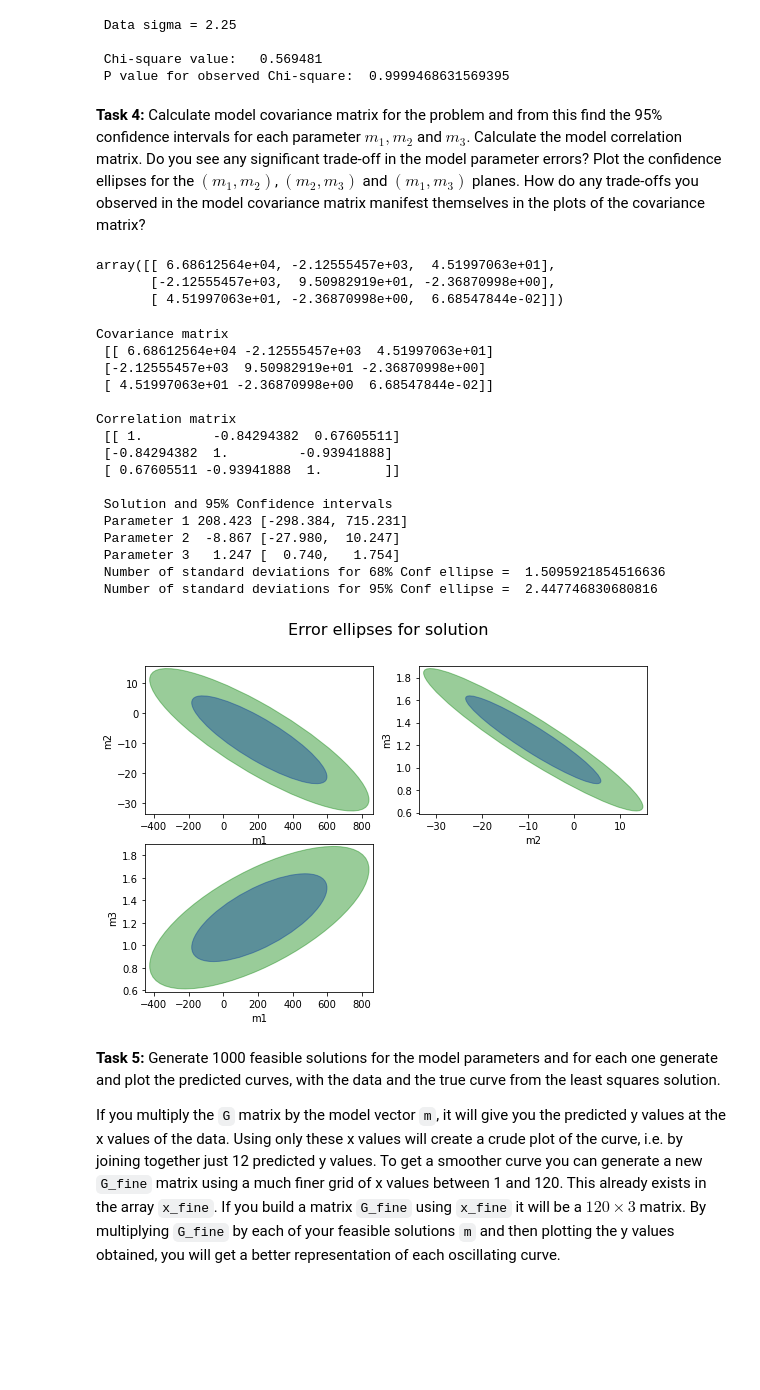
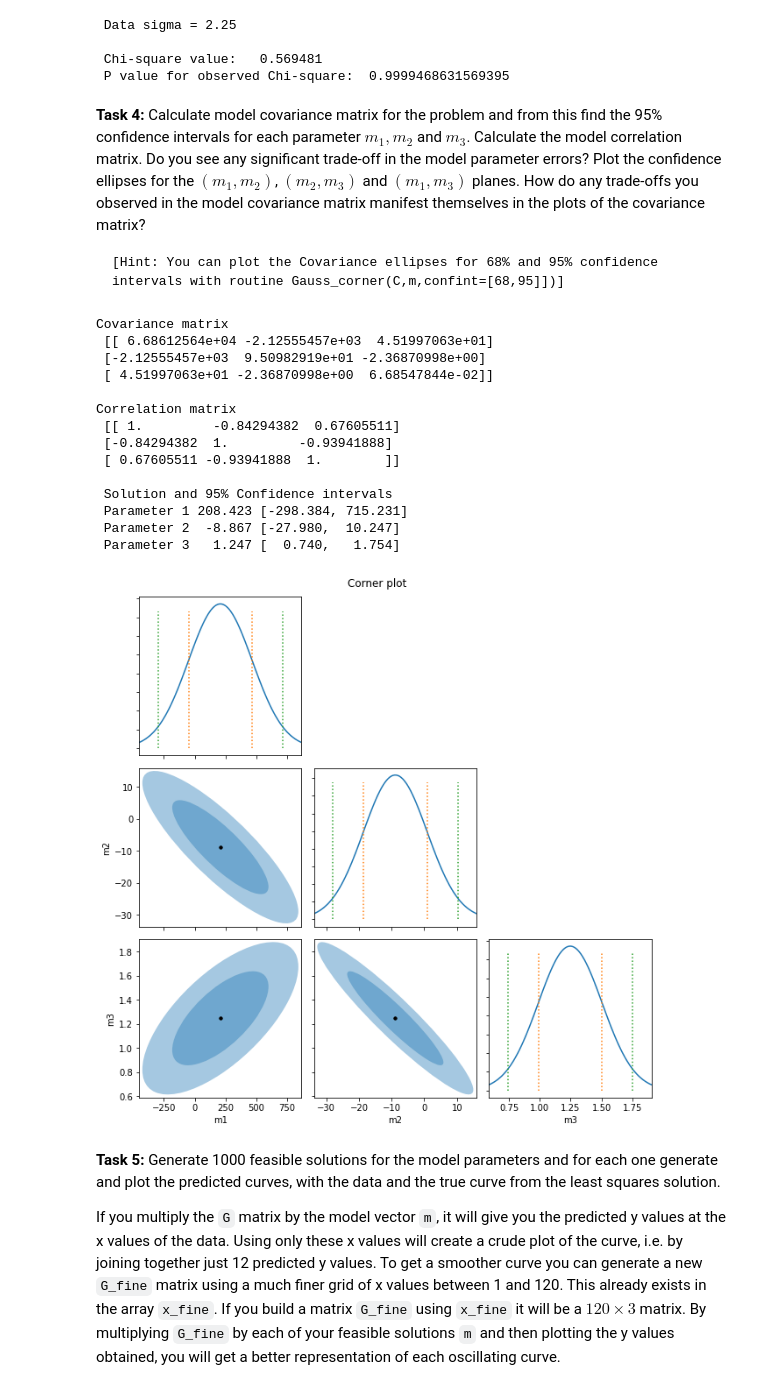
Before and after one commit to anu-ilab/JupyterPracticals, a Jupyter notebook: Solutions/S1.4 - Curve fitting and linear uncertainty-solution.ipynb, the cells around one changed output. Drawn from its saved outputs; the diff is of its cells as text; code cells hidden in the pictures; blank space fills up the shorter version.

```diff
--- a/Solutions/S1.4 - Curve fitting and linear uncertainty-solution.ipynb
+++ b/Solutions/S1.4 - Curve fitting and linear uncertainty-solution.ipynb
@@ -223,12 +225,8 @@ print(" P value for observed Chi-square: ",p_valueC)
     $(m_1, m_3)$ planes. How do any trade-offs you observed in the model
     covariance matrix manifest themselves in the plots of the covariance
     matrix?
+
+    [Hint: You can plot the Covariance ellipses for 68% and 95% confidence intervals with routine Gauss_corner(C,m,confint=[68,95]])]
-# %%
-GtGinv
-# %% [output]
-array([[ 6.68612564e+04, -2.12555457e+03,  4.51997063e+01],
-       [-2.12555457e+03,  9.50982919e+01, -2.36870998e+00],
-       [ 4.51997063e+01, -2.36870998e+00,  6.68547844e-02]])
 # %%
 # Try it here! You can insert more cells by selecting Cell > Insert Cell Above/Below from the menu
 # bar, or by pressing Esc to enter command mode and then hitting A or B (for above/below).
@@ -249,48 +247,6 @@ print("\n Solution and 95% Confidence intervals ")
 print(" Parameter 1 {:7.3f} [{:7.3f}, {:7.3f}]".format(mls[0],mls[0]-1.96*sig_param1,mls[0]+1.96*sig_param1))
 print(" Parameter 2 {:7.3f} [{:7.3f}, {:7.3f}]".format(mls[1],mls[1]-1.96*sig_param2,mls[1]+1.96*sig_param2))
 print(" Parameter 3 {:7.3f} [{:7.3f}, {:7.3f}]".format(mls[2],mls[2]-1.96*sig_param3,mls[2]+1.96*sig_param3))
-
-# ----------------------------------------------------------------------------
-# Plot covariance matrix from error distribution for each pair of solution parameters
-# ----------------------------------------------------------------------------
-
-CmProj01 = Cm[np.ix_([0,1],[0,1])]
-CmProj02 = Cm[np.ix_([0,2],[0,2])]
-CmProj12 = Cm[np.ix_([1,2],[1,2])]
-
-fig = plt.figure(figsize=(9,6))
-fig.suptitle("Error ellipses for solution", fontsize=16)
-
-l68 = np.sqrt(stats.chi2.ppf(q=0.68,df=2)) # number of standard deviations equivalent to 68% confidence ellipse
-l95 = np.sqrt(stats.chi2.ppf(q=0.95,df=2)) # number of standard deviations equivalent to 95% confidence ellipse
-print(' Number of standard deviations for 68% Conf ellipse = ',l68)
-print(' Number of standard deviations for 95% Conf ellipse = ',l95)
-
-ax1 = plt.subplot(221)
-pc.plot_cov_ellipse(CmProj01,mls[0:2], ax=ax1,nstd=l68,color='Blue',alpha=0.4,label="68% Confidence")
-pc.plot_cov_ellipse(CmProj01,mls[0:2], ax=ax1,nstd=l95,color='Green',alpha=0.4,label="95% Confidence")
-ax1.set_xlim(mls[0]-1.3*1.96*sig_param1,mls[0]+1.3*1.96*sig_param1)
-ax1.set_ylim(mls[1]-1.3*1.96*sig_param2,mls[1]+1.3*1.96*sig_param2)
-ax1.set_xlabel('m1')
-ax1.set_ylabel('m2')
-
-ax2 = plt.subplot(222)
-pc.plot_cov_ellipse(CmProj12,mls[1:], ax=ax2,nstd=l68,color='Blue',alpha=0.4,label='68% Confidence')
-pc.plot_cov_ellipse(CmProj12,mls[1:], ax=ax2,nstd=l95,color='Green',alpha=0.4,label='95% Confidence')
-ax2.set_xlim(mls[1]-1.3*1.96*sig_param2,mls[1]+1.3*1.96*sig_param2)
-ax2.set_ylim(mls[2]-1.3*1.96*sig_param3,mls[2]+1.3*1.96*sig_param3)
-ax2.set_xlabel('m2')
-ax2.set_ylabel('m3')
-
-ax3 = plt.subplot(223)
-pc.plot_cov_ellipse(CmProj02,[mls[0],mls[2]], ax=ax3,nstd=l68,color='Blue',alpha=0.4,label='68% Confidence')
-pc.plot_cov_ellipse(CmProj02,[mls[0],mls[2]], ax=ax3,nstd=l95,color='Green',alpha=0.4,label='95% Confidence')
-ax3.set_xlim(mls[0]-1.3*1.96*sig_param1,mls[0]+1.3*1.96*sig_param1)
-ax3.set_ylim(mls[2]-1.3*1.96*sig_param3,mls[2]+1.3*1.96*sig_param3)
-ax3.set_xlabel('m1')
-ax3.set_ylabel('m3')
-
-plt.show()
 # %% [output]
 Covariance matrix
  [[ 6.68612564e+04 -2.12555457e+03  4.51997063e+01]
@@ -306,9 +262,10 @@ Correlation matrix
  Parameter 1 208.423 [-298.384, 715.231]
  Parameter 2  -8.867 [-27.980,  10.247]
  Parameter 3   1.247 [  0.740,   1.754]
- Number of standard deviations for 68% Conf ellipse =  1.5095921854516636
- Number of standard deviations for 95% Conf ellipse =  2.447746830680816
-[figure, removed]
+# %%
+gc.gaussian_corner(Cm,mls,confint=[68,95],title='Corner plot')
+# %% [output]
+[figure, added]
 # %% [markdown]
 **Task 5:** Generate 1000 feasible solutions for the model parameters and for
     each one generate and plot the predicted curves, with the data and
```
Also changed, not shown: parts of 10 cells of this notebook, 5 other files.
